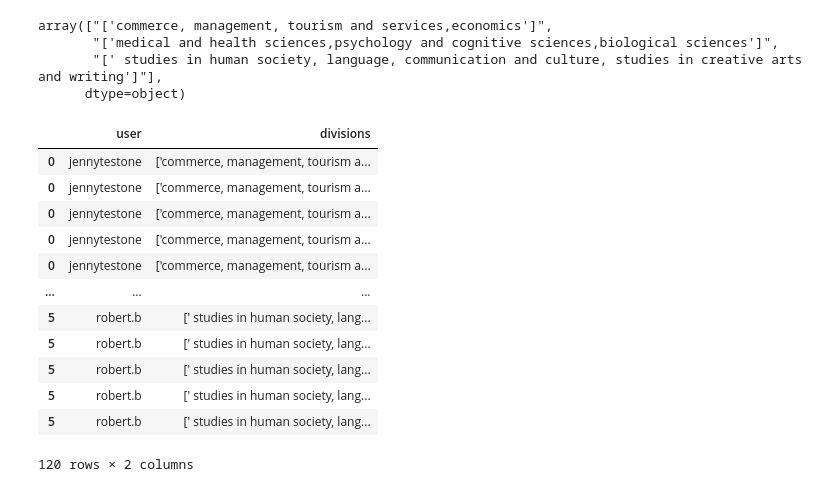
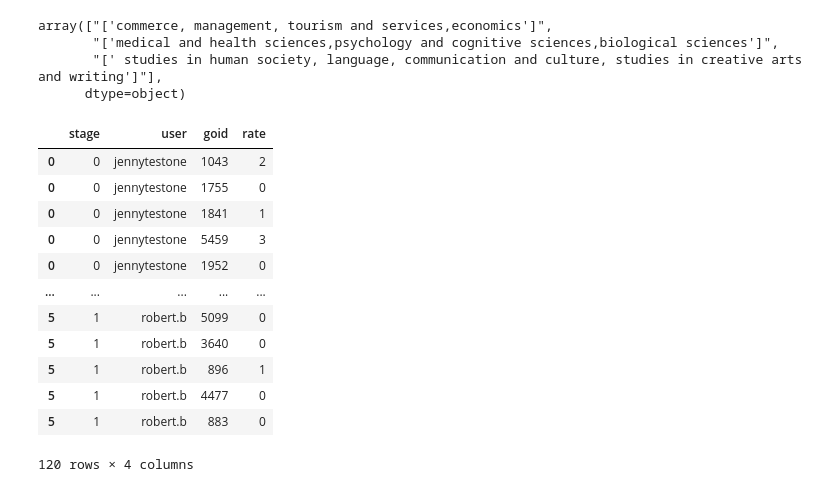
Before and after one commit to PipelineBot01/TendersPlus, a Jupyter notebook: result/Untitled.ipynb, the cells around one changed output. Saved outputs shown, nothing was run; the diff lists cells and outputs as text; code cells hidden in the pictures.

```diff
--- a/result/Untitled.ipynb
+++ b/result/Untitled.ipynb
@@ -60,21 +60,21 @@ array(["['commerce, management, tourism and services,economics']",
        "[' studies in human society, language, communication and culture, studies in creative arts and writing']"],
       dtype=object)
 # %%
-div_df
+draw_df
 # %% [output]
-|  | user | divisions |
-| 0 | jennytestone | ['commerce, management, tourism a... |
-| 0 | jennytestone | ['commerce, management, tourism a... |
-| 0 | jennytestone | ['commerce, management, tourism a... |
-| 0 | jennytestone | ['commerce, management, tourism a... |
-| 0 | jennytestone | ['commerce, management, tourism a... |
-| ... | ... | ... |
-| 5 | robert.b | [' studies in human society, lang... |
-| 5 | robert.b | [' studies in human society, lang... |
-| 5 | robert.b | [' studies in human society, lang... |
-| 5 | robert.b | [' studies in human society, lang... |
-| 5 | robert.b | [' studies in human society, lang... |
+|  | stage | user | goid | rate |
+| 0 | 0 | jennytestone | 1043 | 2 |
+| 0 | 0 | jennytestone | 1755 | 0 |
+| 0 | 0 | jennytestone | 1841 | 1 |
+| 0 | 0 | jennytestone | 5459 | 3 |
+| 0 | 0 | jennytestone | 1952 | 0 |
+| ... | ... | ... | ... | ... |
+| 5 | 1 | robert.b | 5099 | 0 |
+| 5 | 1 | robert.b | 3640 | 0 |
+| 5 | 1 | robert.b | 896 | 1 |
+| 5 | 1 | robert.b | 4477 | 0 |
+| 5 | 1 | robert.b | 883 | 0 |
-120 rows × 2 columns
+120 rows × 4 columns
 # %%
 div_list = ['Business & Commerce','Health & Medical Studies','Arts, Society & Culture']
 # %%
```
Also changed, not shown: parts of 6 cells of this notebook, 1 other file.
